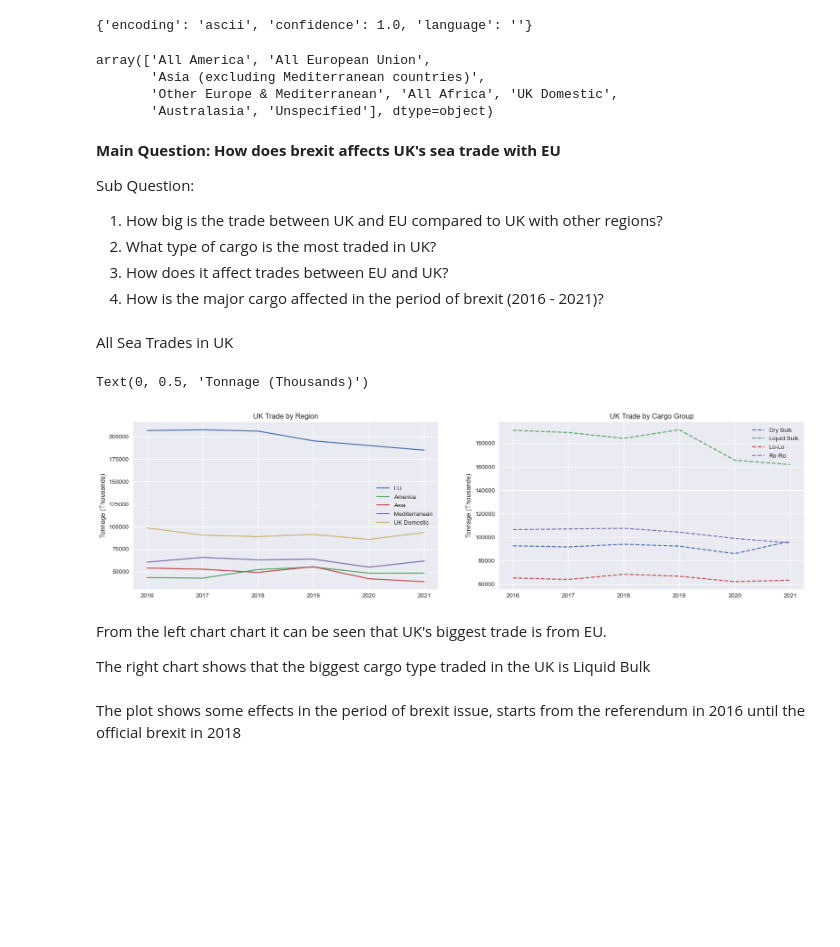
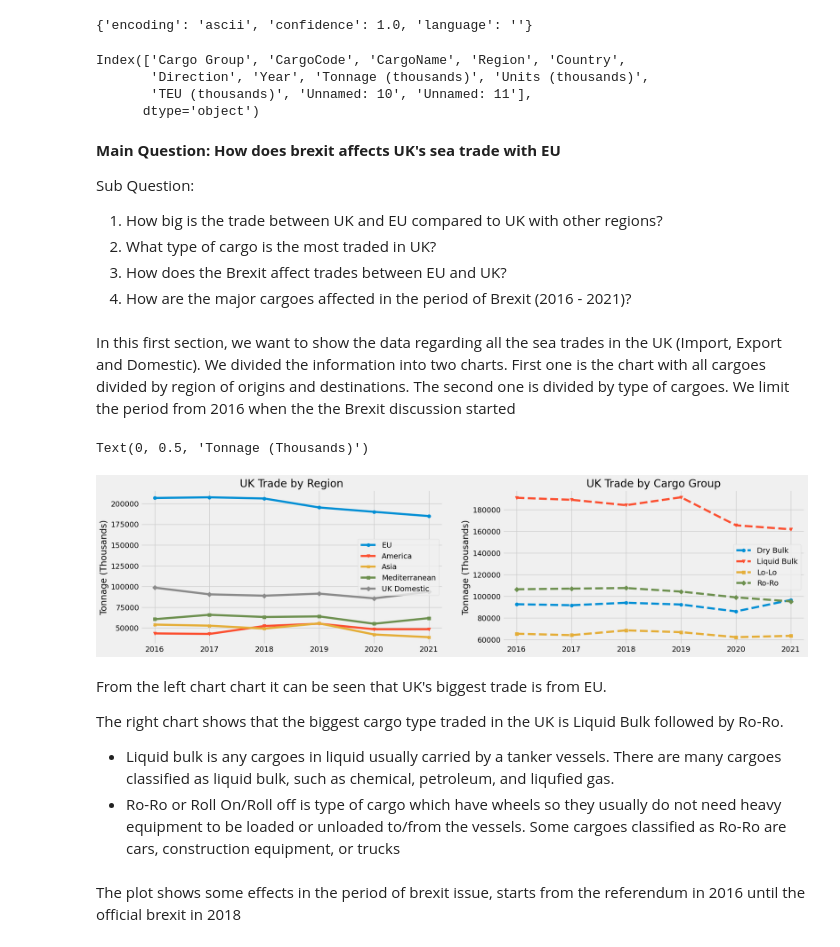
Before and after one commit to bigcarrer/TIL6010-LabAssignments, a Jupyter notebook: TIL Programming Project/Satrya v2.ipynb, the cells around one changed output. Drawn from its saved outputs; the diff is of its cells as text; code cells hidden in the pictures; blank space fills up the shorter version.

```diff
--- a/TIL Programming Project/Satrya v2.ipynb
+++ b/TIL Programming Project/Satrya v2.ipynb
@@ -28,83 +28,77 @@ result
 # %%
 df = pd.read_csv(file_path, encoding='ISO-8859-1')
 df = df.loc[df['Year'] > 2014]
+df.loc[df['Region'] == 'Asia (excluding Mediterranean countries)', 'Region'] = 'Asia'
-# %%
-df.Region.unique()
-# %% [output]
-array(['All America', 'All European Union',
-       'Asia (excluding Mediterranean countries)',
-       'Other Europe & Mediterranean', 'All Africa', 'UK Domestic',
-       'Australasia', 'Unspecified'], dtype=object)
+# %%
+df.columns
+# %% [output]
+Index(['Cargo Group', 'CargoCode', 'CargoName', 'Region', 'Country',
+       'Direction', 'Year', 'Tonnage (thousands)', 'Units (thousands)',
+       'TEU (thousands)', 'Unnamed: 10', 'Unnamed: 11'],
+      dtype='object')
 # %% [markdown]
 <b>Main Question: How does brexit affects UK's sea trade with EU</b>
 
 Sub Question:
 1. How big is the trade between UK and EU compared to UK with other regions?
 2. What type of cargo is the most traded in UK?
-3. How does it affect trades between EU and UK?
-4. How is the major cargo affected in the period of brexit (2016 - 2021)?
+3. How does the Brexit affect trades between EU and UK?
+4. How are the major cargoes affected in the period of Brexit (2016 - 2021)?
-# %% [markdown]
-All Sea Trades in UK
+# %% [markdown]
+In this first section, we want to show the data regarding all the sea trades in the UK (Import, Export and Domestic). We divided the information into two charts. First one is the chart with all cargoes divided by region of origins and destinations. The second one is divided by type of cargoes. We limit the period from 2016 when the the Brexit discussion started
 # %%
 import plotly.graph_objects as go
 from plotly.subplots import make_subplots
 
-#Data Filter
+#We filtered the dataframe for both direction trade
 df = df.loc[df['Direction'] == 'Both Directions']
 
-#Filtered by Region
+#We group the trades data by region of origins and destinations
 df_region = df.groupby(['Year', 'Region']).sum()
 df_region = df_region.reset_index()
 df_region = df_region.loc[df_region['Year'] > 2015]
 
-
 data_EU = df_region.loc[df_region['Region'] == 'All European Union']
 data_AF = df_region.loc[df_region['Region'] == 'All Africa']
 data_AM = df_region.loc[df_region['Region'] == 'All America']
-data_AS = df_region.loc[df_region['Region'] == 'Asia (excluding Mediterranean countries)']
+data_AS = df_region.loc[df_region['Region'] == 'Asia']
 data_ME = df_region.loc[df_region['Region'] == 'Other Europe & Mediterranean']
 data_UK = df_region.loc[df_region['Region'] == 'UK Domestic']
 
 #Filtered by Cargo Type
 df_bycargo = df.groupby(['Year', 'Cargo Group']).sum()
 df_bycargo = df_bycargo.reset_index()
 df_bycargo = df_bycargo.loc[df_bycargo['Year'] > 2015]
 
 data_DB = df_bycargo.loc[df_bycargo['Cargo Group'] == 'Dry Bulk']
 data_LB = df_bycargo.loc[df_bycargo['Cargo Group'] == 'Liquid Bulk']
 data_LO = df_bycargo.loc[df_bycargo['Cargo Group'] == 'Lo-Lo']
 data_RO = df_bycargo.loc[df_bycargo['Cargo Group'] == 'Ro-Ro']
 
 #Plot
-plt.style.use('seaborn')
+plt.style.use('fivethirtyeight')
 fig, (ax1, ax2) = plt.subplots(nrows=1, ncols=2)
 fig.set_size_inches(20, 5)
 
-ax1.plot(data_EU['Year'], data_EU['Tonnage (thousands)'], label='EU')
+ax1.plot(data_EU['Year'], data_EU['Tonnage (thousands)'], label='EU', marker='o')
 #ax1.plot(data_AF['Year'], data_AF['Tonnage (thousands)'], label='Africa')
-ax1.plot(data_AM['Year'], data_AM['Tonnage (thousands)'], label='America')
-ax1.plot(data_AS['Year'], data_AS['Tonnage (thousands)'], label='Asia')
-ax1.plot(data_ME['Year'], data_ME['Tonnage (thousands)'], label='Mediterranean')
-ax1.plot(data_UK['Year'], data_UK['Tonnage (thousands)'], label='UK Domestic')
+ax1.plot(data_AM['Year'], data_AM['Tonnage (thousands)'], label='America', marker='v')
+ax1.plot(data_AS['Year'], data_AS['Tonnage (thousands)'], label='Asia', marker='X')
+ax1.plot(data_ME['Year'], data_ME['Tonnage (thousands)'], label='Mediterranean', marker='s')
+ax1.plot(data_UK['Year'], data_UK['Tonnage (thousands)'], label='UK Domestic', marker='D')
 
-ax2.plot(data_DB['Year'], data_DB['Tonnage (thousands)'], linestyle='--', label='Dry Bulk')
-ax2.plot(data_LB['Year'], data_LB['Tonnage (thousands)'], linestyle='--', label='Liquid Bulk')
-ax2.plot(data_LO['Year'], data_LO['Tonnage (thousands)'], linestyle='--', label='Lo-Lo')
-ax2.plot(data_RO['Year'], data_RO['Tonnage (thousands)'], linestyle='--', label='Ro-Ro')
+ax2.plot(data_DB['Year'], data_DB['Tonnage (thousands)'], linestyle='--', label='Dry Bulk', marker='o')
+ax2.plot(data_LB['Year'], data_LB['Tonnage (thousands)'], linestyle='--', label='Liquid Bulk', marker='v')
+ax2.plot(data_LO['Year'], data_LO['Tonnage (thousands)'], linestyle='--', label='Lo-Lo', marker='s')
+ax2.plot(data_RO['Year'], data_RO['Tonnage (thousands)'], linestyle='--', label='Ro-Ro', marker='D')
 
 ax1.legend()
 ax1.set_title('UK Trade by Region')
 ax1.set_ylabel('Tonnage (Thousands)')
 
 ax2.legend()
 ax2.set_title('UK Trade by Cargo Group')
 ax2.set_ylabel('Tonnage (Thousands)')
-
-
-#fig = make_subplots(rows=1, cols=2)
-#fig.add_trace(go.Scatter(x=df_region['Year'], y=df_region.loc[df_region['Tonnage (thousands)'] == 'All European Union']), row=1, col=1)
-#fig.update_layout(title = 'All Trades by Region')
-#fig.show()
 # %% [output]
 Text(0, 0.5, 'Tonnage (Thousands)')
-[figure, old version]
+[figure, new version]
@@ -111,4 +107,6 @@ Text(0, 0.5, 'Tonnage (Thousands)')
 # %% [markdown]
 From the left chart chart it can be seen that UK's biggest trade is from EU.
 
-The right chart shows that the biggest cargo type traded in the UK is Liquid Bulk
+The right chart shows that the biggest cargo type traded in the UK is Liquid Bulk followed by Ro-Ro.
+- Liquid bulk is any cargoes in liquid usually carried by a tanker vessels. There are many cargoes classified as liquid bulk, such as chemical, petroleum, and liqufied gas.
+- Ro-Ro or Roll On/Roll off is type of cargo which have wheels so they usually do not need heavy equipment to be loaded or unloaded to/from the vessels. Some cargoes classified as Ro-Ro are cars, construction equipment, or trucks
```
Also changed, not shown: parts of 7 cells of this notebook, 1 other file.
